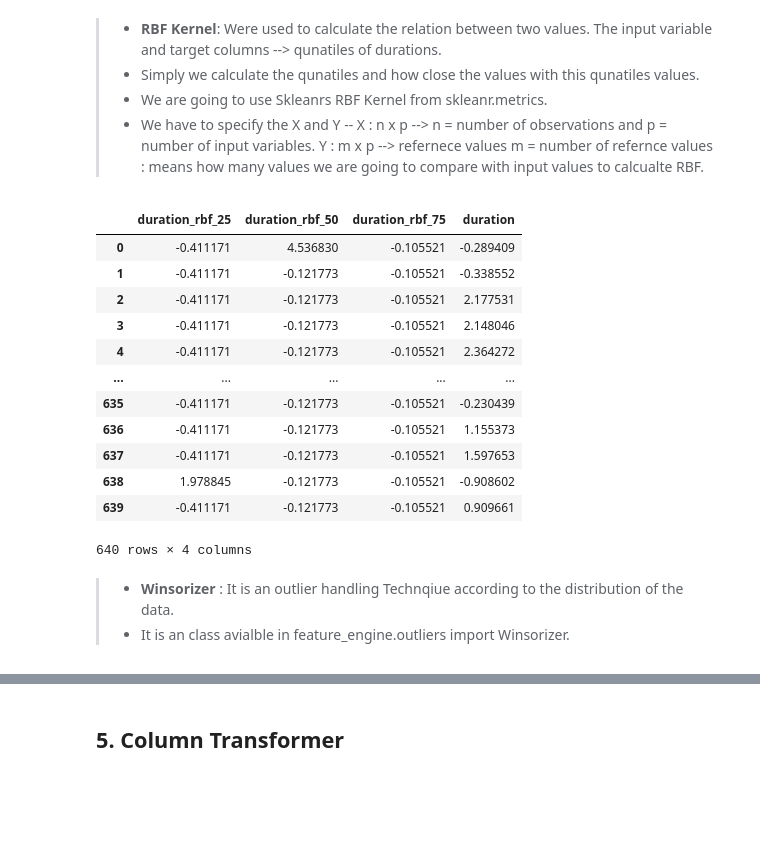
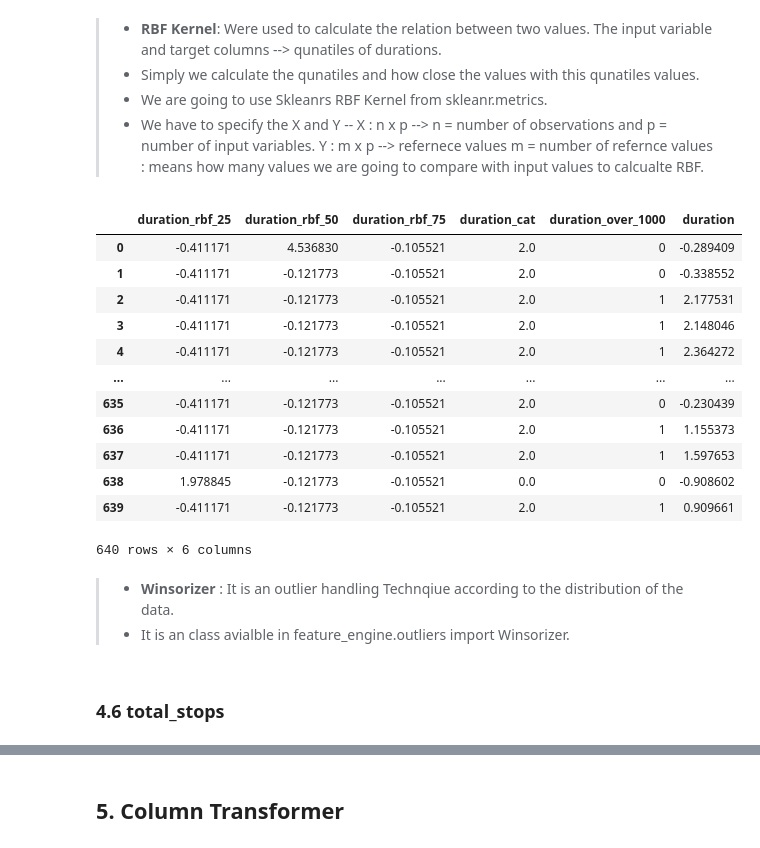
Before and after one commit to ninja03jod/SageMaker_Flight_Price_Prediction, a Jupyter notebook: Notebooks/feature-engineering.ipynb, the cells around one changed output, grey strips where cells are left out. Saved outputs shown, nothing was run; the diff lists cells and outputs as text; code cells hidden in the pictures; blank space fills up the shorter version.

```diff
--- a/Notebooks/feature-engineering.ipynb
+++ b/Notebooks/feature-engineering.ipynb
@@ -566,37 +585,54 @@ RBFPercentileSimilarity().fit_transform(X_train[['duration']])
+# %%
+def is_over(X, value=1000):
+    return (
+        X
+        .assign(**{
+            f"duration_over_{value}": X.duration.ge(value).astype(int)
+        })
+        .drop(columns='duration')
+    )
+# is_over(X_train.loc[:,['duration']])
 # %%
 duration_pipe1 = Pipeline(steps=[
-    ('rbf', RBFPercentileSimilarity()),
-    ('scaler', PowerTransformer())
+	("rbf", RBFPercentileSimilarity()),
+	("scaler", PowerTransformer())
 ])
 
-# duration_pipe1.fit_transform(X_train[['duration']])
+duration_pipe2 = Pipeline(steps=[
+	("cat", FunctionTransformer(func=duration_category)),
+	("encoder", OrdinalEncoder(categories=[["short", "medium", "long"]]))
+])
 
 duration_union = FeatureUnion(transformer_list=[
-    ('part1', duration_pipe1),
-    ('part2', StandardScaler())
+	("part1", duration_pipe1),
+	("part2", duration_pipe2),
+	("part3", FunctionTransformer(func=is_over)),
+	("part4", StandardScaler())
 ])
 
 duration_transformer = Pipeline(steps=[
-    ('outlier',Winsorizer(capping_method='iqr', fold=1.5)),
-    ('Imputer', SimpleImputer(strategy='median')),
-    ('union', duration_union)
+	("outliers", Winsorizer(capping_method="iqr", fold=1.5)),
+	("imputer", SimpleImputer(strategy="median")),
+	("union", duration_union)
 ])
 
-duration_transformer.fit_transform(X_train[['duration']])
+duration_transformer.fit_transform(X_train.loc[:, ["duration"]])
 # %% [output]
-|  | duration_rbf_25 | duration_rbf_50 | duration_rbf_75 | duration |
-| 0 | -0.411171 | 4.536830 | -0.105521 | -0.289409 |
-| 1 | -0.411171 | -0.121773 | -0.105521 | -0.338552 |
-| 2 | -0.411171 | -0.121773 | -0.105521 | 2.177531 |
-| 3 | -0.411171 | -0.121773 | -0.105521 | 2.148046 |
-| 4 | -0.411171 | -0.121773 | -0.105521 | 2.364272 |
-| ... | ... | ... | ... | ... |
-| 635 | -0.411171 | -0.121773 | -0.105521 | -0.230439 |
-| 636 | -0.411171 | -0.121773 | -0.105521 | 1.155373 |
-| 637 | -0.411171 | -0.121773 | -0.105521 | 1.597653 |
-| 638 | 1.978845 | -0.121773 | -0.105521 | -0.908602 |
-| 639 | -0.411171 | -0.121773 | -0.105521 | 0.909661 |
+|  | duration_rbf_25 | duration_rbf_50 | duration_rbf_75 | duration_cat | duration_over_1000 | duration |
+| 0 | -0.411171 | 4.536830 | -0.105521 | 2.0 | 0 | -0.289409 |
+| 1 | -0.411171 | -0.121773 | -0.105521 | 2.0 | 0 | -0.338552 |
+| 2 | -0.411171 | -0.121773 | -0.105521 | 2.0 | 1 | 2.177531 |
+| 3 | -0.411171 | -0.121773 | -0.105521 | 2.0 | 1 | 2.148046 |
+| 4 | -0.411171 | -0.121773 | -0.105521 | 2.0 | 1 | 2.364272 |
+| ... | ... | ... | ... | ... | ... | ... |
+| 635 | -0.411171 | -0.121773 | -0.105521 | 2.0 | 0 | -0.230439 |
+| 636 | -0.411171 | -0.121773 | -0.105521 | 2.0 | 1 | 1.155373 |
+| 637 | -0.411171 | -0.121773 | -0.105521 | 2.0 | 1 | 1.597653 |
+| 638 | 1.978845 | -0.121773 | -0.105521 | 0.0 | 0 | -0.908602 |
+| 639 | -0.411171 | -0.121773 | -0.105521 | 2.0 | 1 | 0.909661 |
-640 rows × 4 columns
+640 rows × 6 columns
 # %% [markdown]
 >- **Winsorizer** : It is an outlier handling Technqiue according to the distribution of the data.
 >- It is an class avialble in feature_engine.outliers import Winsorizer.
+# %% [markdown]
+### 4.6 total_stops
```
Also changed, not shown: parts of 19 cells of this notebook.
